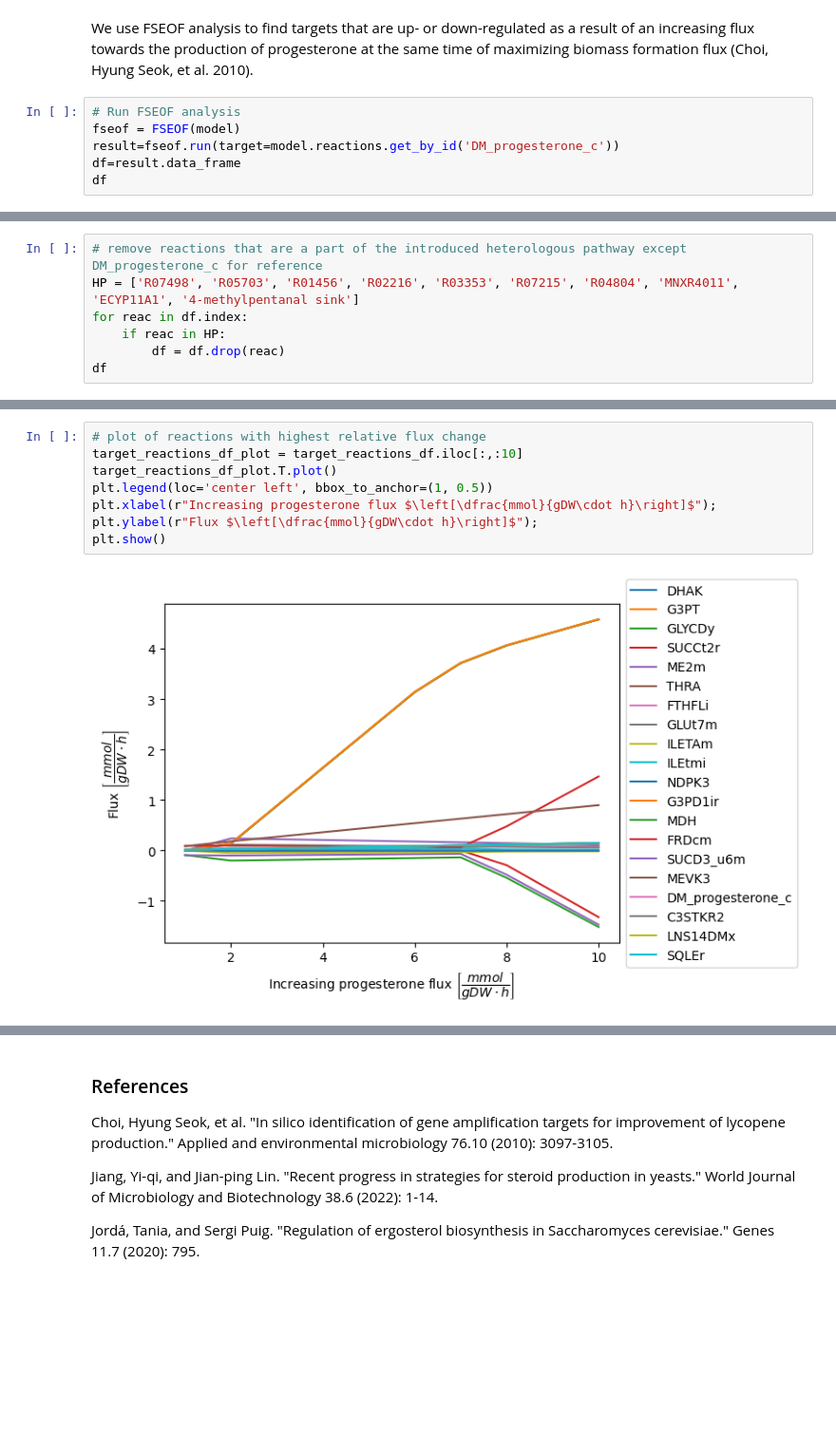
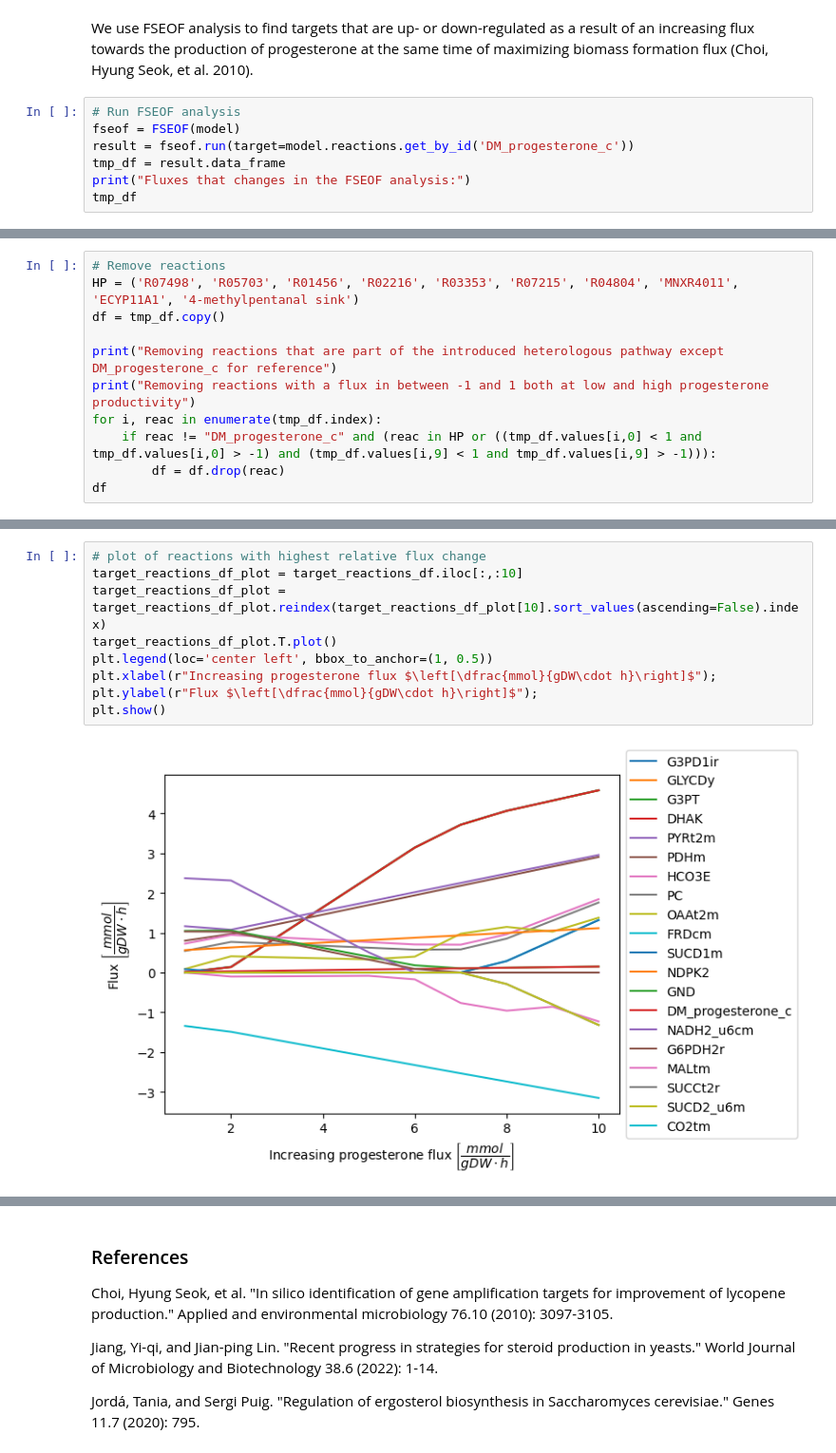
Before and after one commit to 27410/27410-group-assigment-group_3, a Jupyter notebook: 05_knockout_analysis.ipynb, the cells around one changed output, grey strips where cells are left out. Shown at 95% size. Saved outputs shown, nothing was run; the diff lists cells and outputs as text; blank space fills up the shorter version.

```diff
--- a/05_knockout_analysis.ipynb
+++ b/05_knockout_analysis.ipynb
@@ -343,7 +330,8 @@ We use FSEOF analysis to find targets that are up- or down-regulated as a result
 # %%
 # Run FSEOF analysis
 fseof = FSEOF(model)
-result=fseof.run(target=model.reactions.get_by_id('DM_progesterone_c'))
-df=result.data_frame
-df
+result = fseof.run(target=model.reactions.get_by_id('DM_progesterone_c'))
+tmp_df = result.data_frame
+print("Fluxes that changes in the FSEOF analysis:")
+tmp_df
 # %% [output]
@@ -363,7 +351,0 @@ df
-# %%
-# remove reactions that are a part of the introduced heterologous pathway except DM_progesterone_c for reference
-HP = ['R07498', 'R05703', 'R01456', 'R02216', 'R03353', 'R07215', 'R04804', 'MNXR4011', 'ECYP11A1', '4-methylpentanal sink']
-for reac in df.index:
-    if reac in HP:
-        df = df.drop(reac)
-df
@@ -383,0 +352,11 @@ df
+# %%
+# Remove reactions
+HP = ('R07498', 'R05703', 'R01456', 'R02216', 'R03353', 'R07215', 'R04804', 'MNXR4011', 'ECYP11A1', '4-methylpentanal sink')
+df = tmp_df.copy()
+
+print("Removing reactions that are part of the introduced heterologous pathway except DM_progesterone_c for reference")
+print("Removing reactions with a flux in between -1 and 1 both at low and high progesterone productivity")
+for i, reac in enumerate(tmp_df.index):
+    if reac != "DM_progesterone_c" and (reac in HP or ((tmp_df.values[i,0] < 1 and tmp_df.values[i,0] > -1) and (tmp_df.values[i,9] < 1 and tmp_df.values[i,9] > -1))):
+        df = df.drop(reac)
+df
@@ -437,10 +434,11 @@ target_reactions_df
 # %%
 # plot of reactions with highest relative flux change
 target_reactions_df_plot = target_reactions_df.iloc[:,:10]
+target_reactions_df_plot = target_reactions_df_plot.reindex(target_reactions_df_plot[10].sort_values(ascending=False).index)
 target_reactions_df_plot.T.plot()
 plt.legend(loc='center left', bbox_to_anchor=(1, 0.5))
 plt.xlabel(r"Increasing progesterone flux $\left[\dfrac{mmol}{gDW\cdot h}\right]$");
 plt.ylabel(r"Flux $\left[\dfrac{mmol}{gDW\cdot h}\right]$");
 plt.show()
 # %% [output]
-[figure, old version]
+[figure, new version]
```
Also changed, not shown: parts of 26 cells of this notebook.
